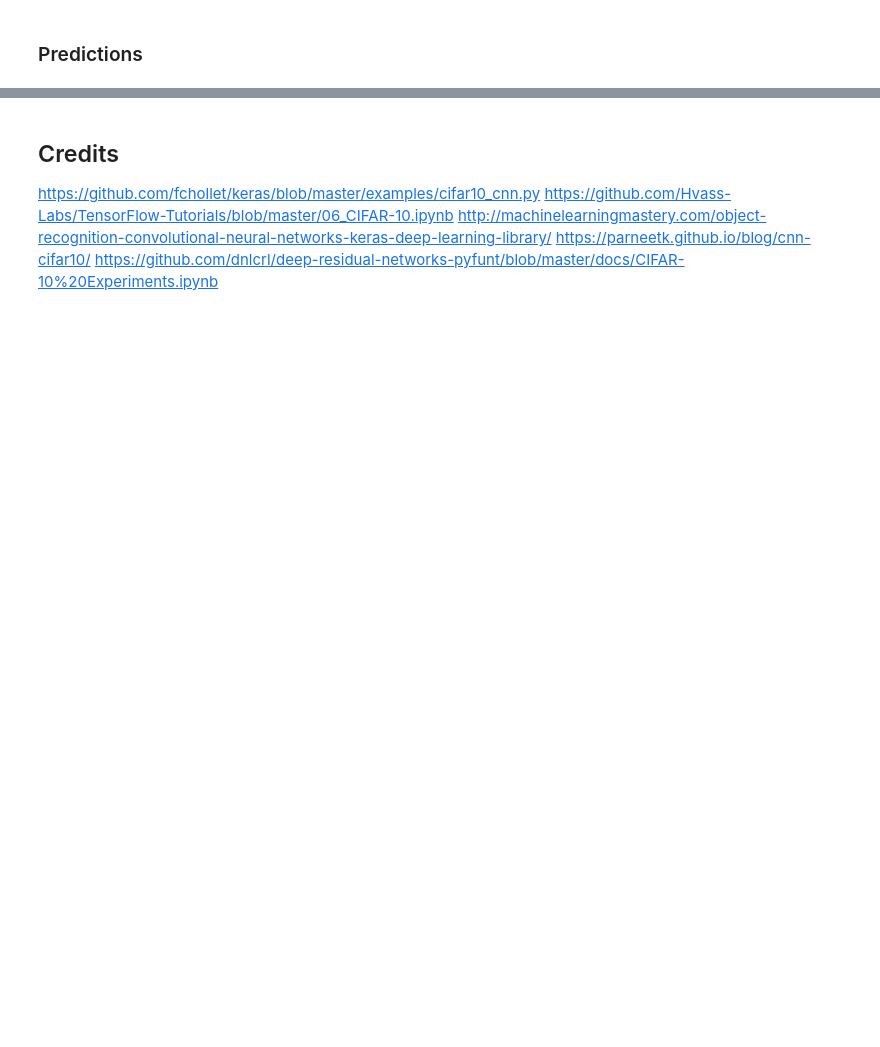
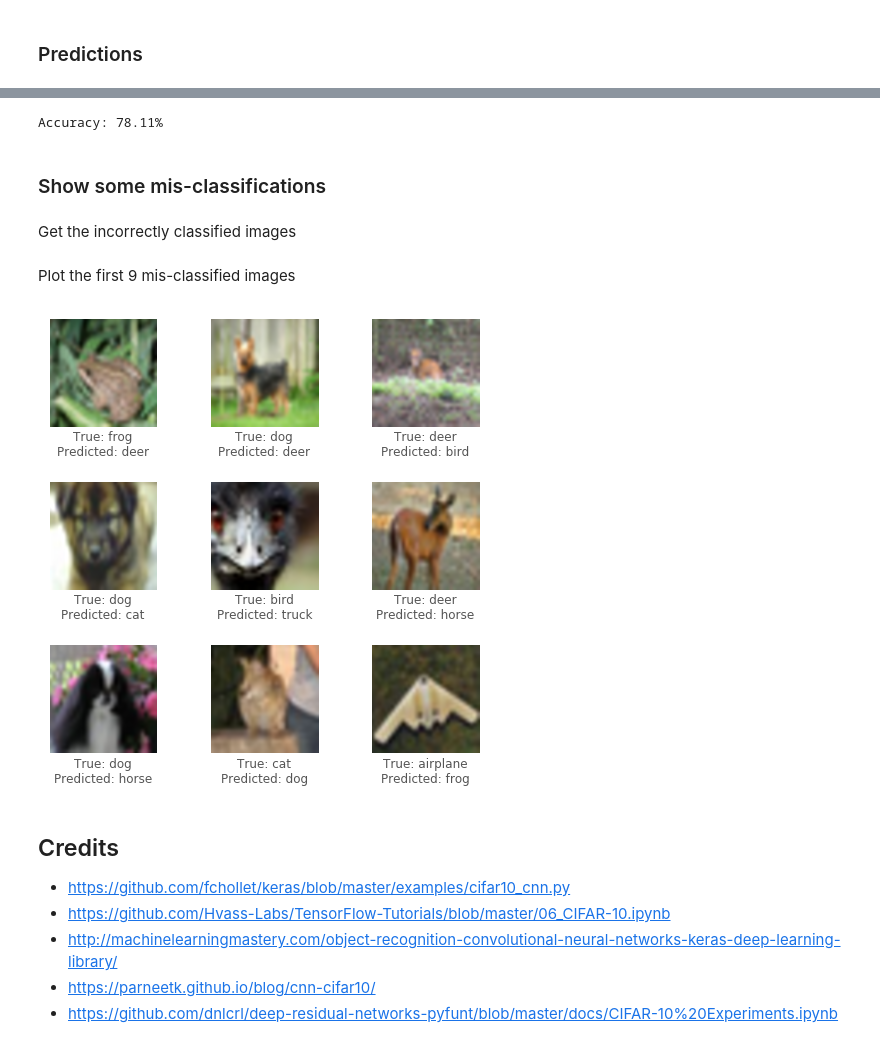
Before and after one commit to rohanchopra/cifar10, a Jupyter notebook: cifar10-simple-cnn.ipynb, the cells around one changed output, grey strips where cells are left out. Drawn from its saved outputs; the diff is of its cells as text; code cells hidden in the pictures; blank space fills up the shorter version.

```diff
--- a/cifar10-simple-cnn.ipynb
+++ b/cifar10-simple-cnn.ipynb
@@ -287,0 +205,3 @@ Example errors:
+# %%
+class_pred = model.predict(images_test, batch_size=32)
+print(class_pred[0])
@@ -287,0 +214,3 @@ Example errors:
+# %%
+labels_pred = np.argmax(class_pred,axis=1)
+print(labels_pred)
@@ -287,0 +221,4 @@ Example errors:
+# %%
+correct = (labels_pred == labels_test)
+print(correct)
+print("Number of correct predictions: %d" % sum(correct))
@@ -288,8 +230,37 @@ Example errors:
+# %%
+num_images = len(correct)
+print("Accuracy: %.2f%%" % ((sum(correct)*100)/num_images))
+# %% [output]
+Accuracy: 78.11%
+# %% [markdown]
+### Show some mis-classifications
+# %% [markdown]
+Get the incorrectly classified images
+# %%
+incorrect = (correct == False)
+
+# Images of the test-set that have been incorrectly classified.
+images_error = images_test[incorrect]
+
+# Get predicted classes for those images
+labels_error = labels_pred[incorrect]
+
+# Get true classes for those images
+labels_true = labels_test[incorrect]
+# %% [markdown]
+Plot the first 9 mis-classified images
+# %%
+plot_images(images=images_error[0:9],
+            labels_true=labels_true[0:9],
+            class_names=class_names,
+            labels_pred=labels_error[0:9])
+# %% [output]
+[figure, added]
 # %% [markdown]
 ## Credits
 
-https://github.com/fchollet/keras/blob/master/examples/cifar10_cnn.py
-https://github.com/Hvass-Labs/TensorFlow-Tutorials/blob/master/06_CIFAR-10.ipynb
-http://machinelearningmastery.com/object-recognition-convolutional-neural-networks-keras-deep-learning-library/
-https://parneetk.github.io/blog/cnn-cifar10/
-https://github.com/dnlcrl/deep-residual-networks-pyfunt/blob/master/docs/CIFAR-10%20Experiments.ipynb
+ - https://github.com/fchollet/keras/blob/master/examples/cifar10_cnn.py
+ - https://github.com/Hvass-Labs/TensorFlow-Tutorials/blob/master/06_CIFAR-10.ipynb
+ - http://machinelearningmastery.com/object-recognition-convolutional-neural-networks-keras-deep-learning-library/
+ - https://parneetk.github.io/blog/cnn-cifar10/
+ - https://github.com/dnlcrl/deep-residual-networks-pyfunt/blob/master/docs/CIFAR-10%20Experiments.ipynb
```
Also changed, not shown: parts of 51 cells of this notebook, 3 other files.
